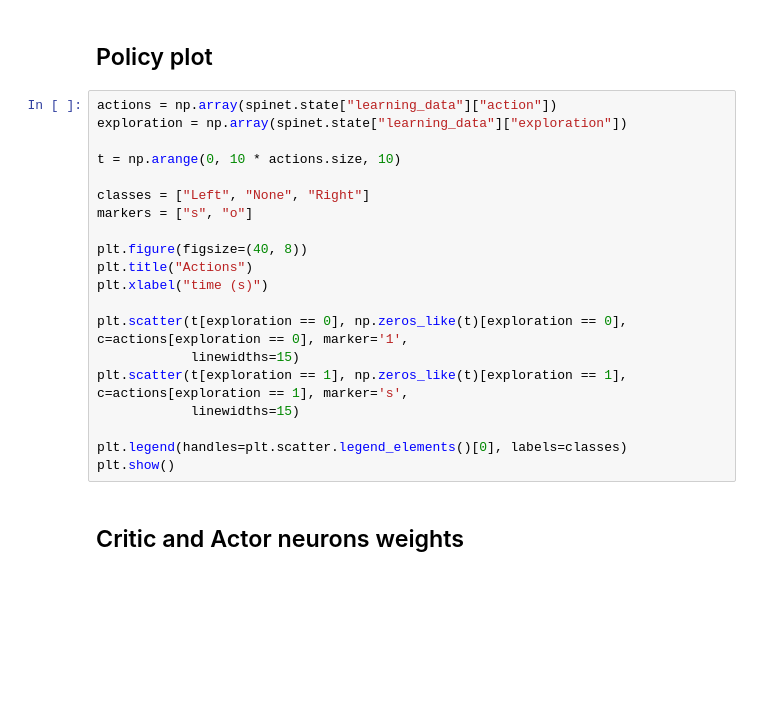
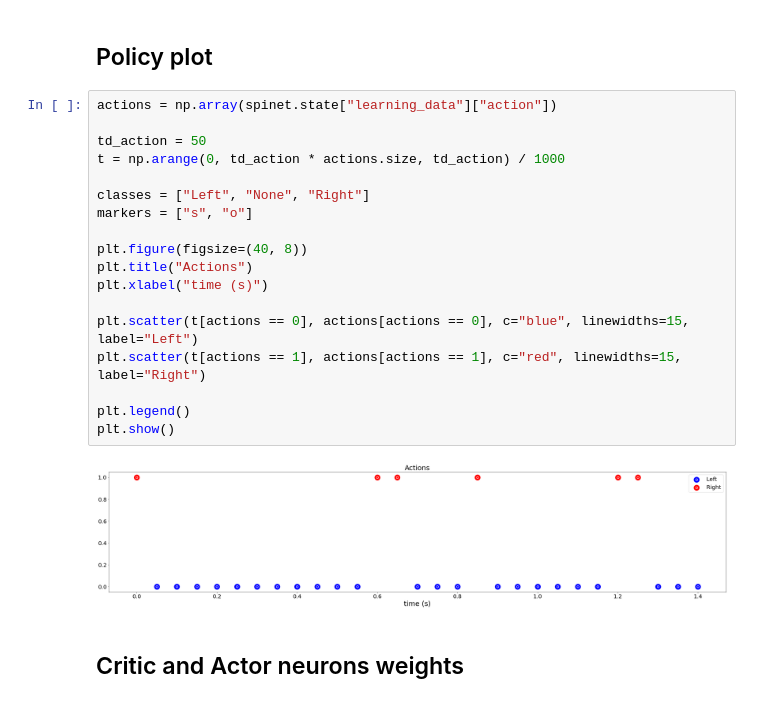
Before and after one commit to comsee-research/Neuvisys-analysis, a Jupyter notebook: Neuvisys.ipynb, the cells around one changed output. Drawn from its saved outputs; the diff is of its cells as text; blank space fills up the shorter version.

```diff
--- a/Neuvisys.ipynb
+++ b/Neuvisys.ipynb
@@ -347,24 +321,24 @@ NameError: name 'score' is not defined
 ## Policy plot
 # %%
 actions = np.array(spinet.state["learning_data"]["action"])
-exploration = np.array(spinet.state["learning_data"]["exploration"])
 
-t = np.arange(0, 10 * actions.size, 10)
+td_action = 50
+t = np.arange(0, td_action * actions.size, td_action) / 1000
 
 classes = ["Left", "None", "Right"]
 markers = ["s", "o"]
 
 plt.figure(figsize=(40, 8))
 plt.title("Actions")
 plt.xlabel("time (s)")
 
-plt.scatter(t[exploration == 0], np.zeros_like(t)[exploration == 0], c=actions[exploration == 0], marker='1',
-            linewidths=15)
-plt.scatter(t[exploration == 1], np.zeros_like(t)[exploration == 1], c=actions[exploration == 1], marker='s',
-            linewidths=15)
+plt.scatter(t[actions == 0], actions[actions == 0], c="blue", linewidths=15, label="Left")
+plt.scatter(t[actions == 1], actions[actions == 1], c="red", linewidths=15, label="Right")
 
-plt.legend(handles=plt.scatter.legend_elements()[0], labels=classes)
+plt.legend()
 plt.show()
+# %% [output]
+[figure, added]
 # %% [markdown]
 ## Critic and Actor neurons weights
 # %%
```
Also changed, not shown: parts of 7 cells of this notebook, 4 other files.
